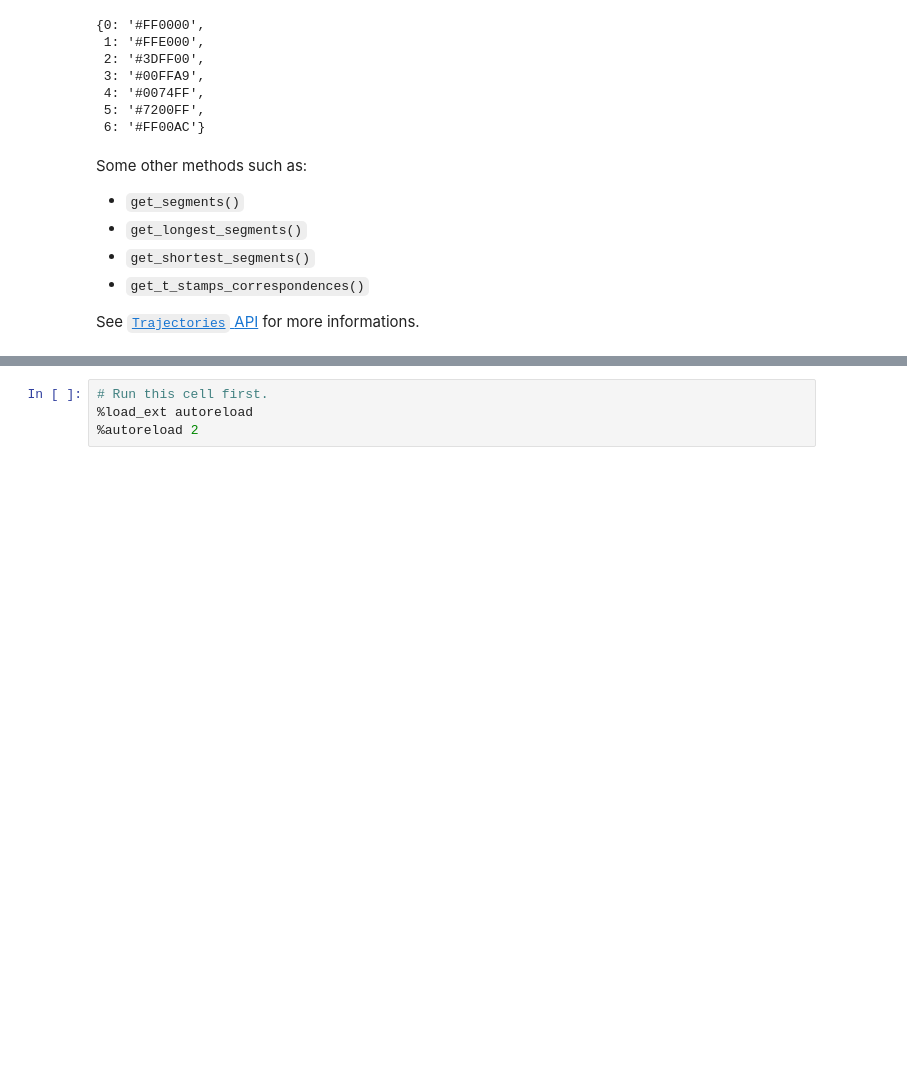
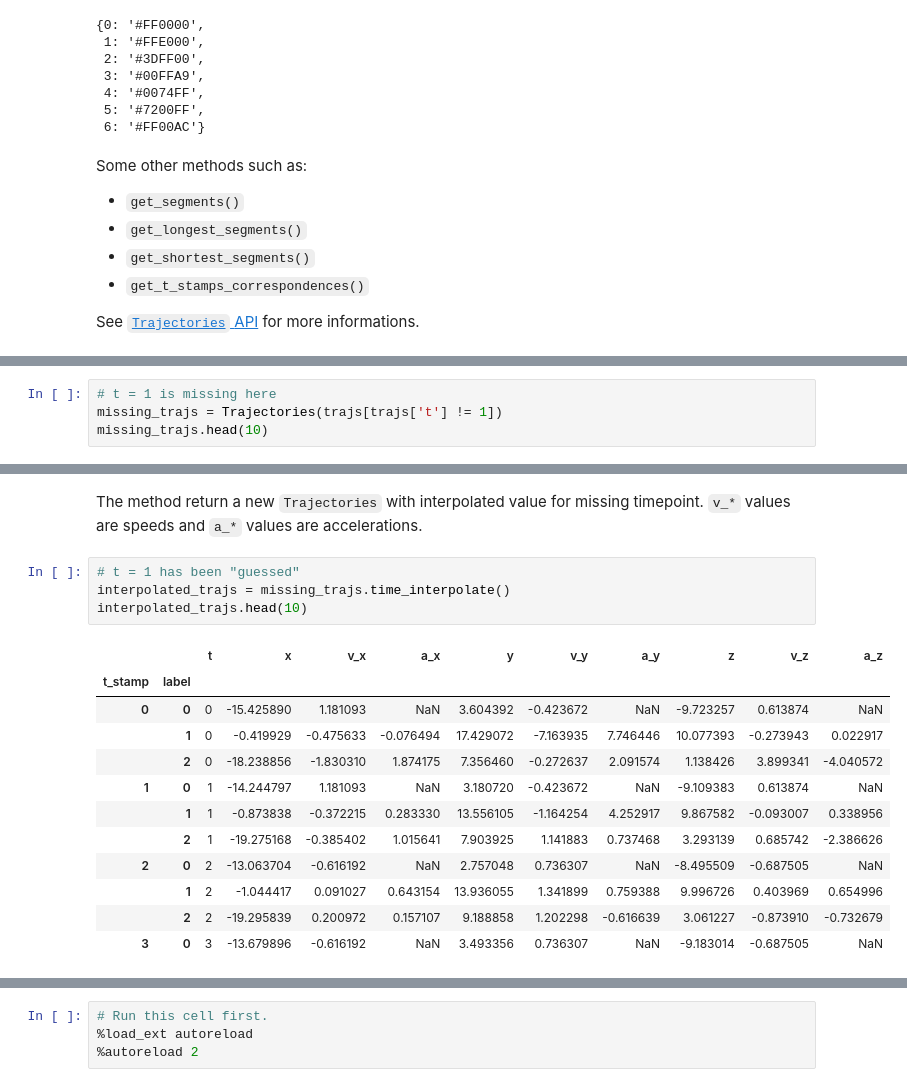
Before and after one commit to bnoi/scikit-tracker, a Jupyter notebook: doc/source/basics/trajectories.ipynb, the cells around one changed output, grey strips where cells are left out. Drawn from its saved outputs; the diff is of its cells as text; blank space fills up the shorter version.

```diff
--- a/doc/source/basics/trajectories.ipynb
+++ b/doc/source/basics/trajectories.ipynb
@@ -166,0 +199,4 @@ Automatic objects detection and tracking is very powerfull. However sometime you
+# %%
+# t = 1 is missing here
+missing_trajs = Trajectories(trajs[trajs['t'] != 1])
+missing_trajs.head(10)
@@ -166,0 +216,19 @@ Automatic objects detection and tracking is very powerfull. However sometime you
+# %% [markdown]
+The method return a new `Trajectories` with interpolated value for missing timepoint. `v_*` values are speeds and `a_*` values are accelerations.
+# %%
+# t = 1 has been "guessed"
+interpolated_trajs = missing_trajs.time_interpolate()
+interpolated_trajs.head(10)
+# %% [output]
+|  |  | t | x | v_x | a_x | y | v_y | a_y | z | v_z | a_z |
+| t_stamp | label |  |  |  |  |  |  |  |  |  |  |
+| 0 | 0 | 0 | -15.425890 | 1.181093 | NaN | 3.604392 | -0.423672 | NaN | -9.723257 | 0.613874 | NaN |
+|  | 1 | 0 | -0.419929 | -0.475633 | -0.076494 | 17.429072 | -7.163935 | 7.746446 | 10.077393 | -0.273943 | 0.022917 |
+|  | 2 | 0 | -18.238856 | -1.830310 | 1.874175 | 7.356460 | -0.272637 | 2.091574 | 1.138426 | 3.899341 | -4.040572 |
+| 1 | 0 | 1 | -14.244797 | 1.181093 | NaN | 3.180720 | -0.423672 | NaN | -9.109383 | 0.613874 | NaN |
+|  | 1 | 1 | -0.873838 | -0.372215 | 0.283330 | 13.556105 | -1.164254 | 4.252917 | 9.867582 | -0.093007 | 0.338956 |
+|  | 2 | 1 | -19.275168 | -0.385402 | 1.015641 | 7.903925 | 1.141883 | 0.737468 | 3.293139 | 0.685742 | -2.386626 |
+| 2 | 0 | 2 | -13.063704 | -0.616192 | NaN | 2.757048 | 0.736307 | NaN | -8.495509 | -0.687505 | NaN |
+|  | 1 | 2 | -1.044417 | 0.091027 | 0.643154 | 13.936055 | 1.341899 | 0.759388 | 9.996726 | 0.403969 | 0.654996 |
+|  | 2 | 2 | -19.295839 | 0.200972 | 0.157107 | 9.188858 | 1.202298 | -0.616639 | 3.061227 | -0.873910 | -0.732679 |
+| 3 | 0 | 3 | -13.679896 | -0.616192 | NaN | 3.493356 | 0.736307 | NaN | -9.183014 | -0.687505 | NaN |
```
Also changed, not shown: parts of 25 cells of this notebook, 3 other files.
